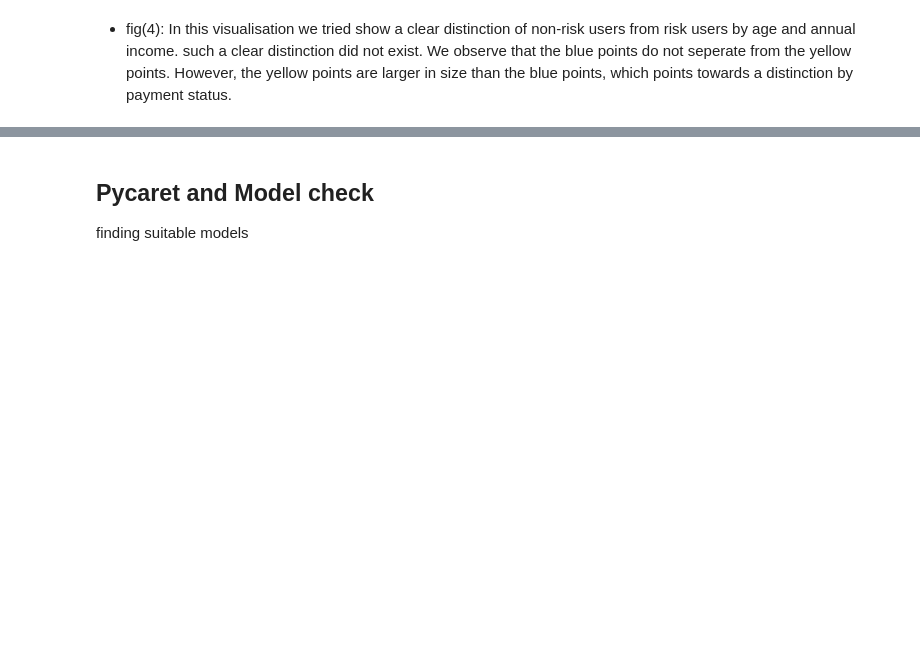
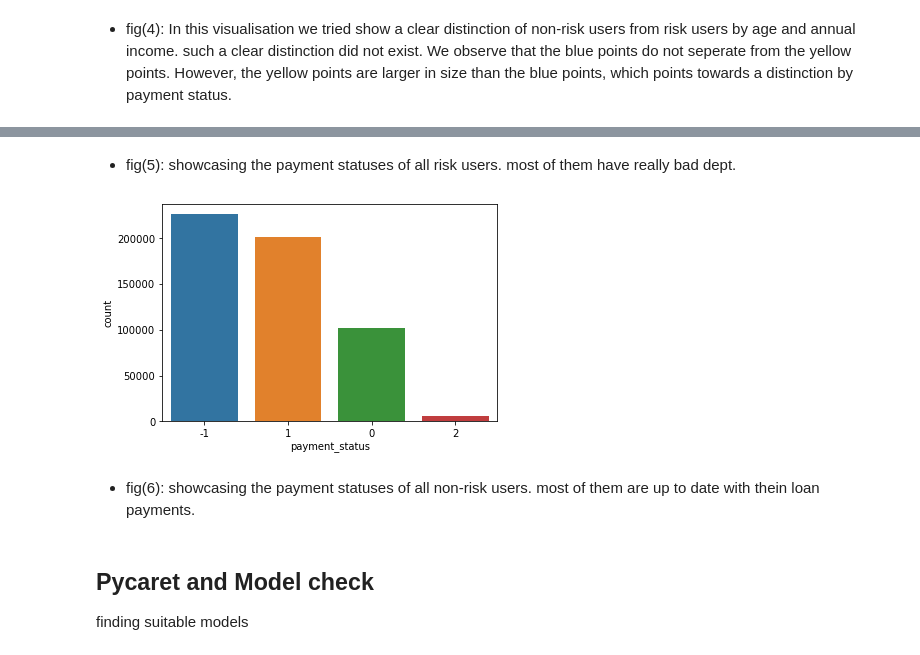
Before and after one commit to yassdenn/cca, a Jupyter notebook: MAIN.ipynb, the cells around one changed output, grey strips where cells are left out. Drawn from its saved outputs; the diff is of its cells as text; code cells hidden in the pictures; blank space fills up the shorter version.

```diff
--- a/MAIN.ipynb
+++ b/MAIN.ipynb
@@ -155,3 +159,11 @@ sizes=(400,40),alpha=0.01,height=10)
+# %% [markdown]
+- fig(5): showcasing the payment statuses of all risk users. most of them have really bad dept.
+# %%
+non_risk_payment_status= sns.countplot(x='payment_status', data= not_risk)
+# %% [output]
+[figure, added]
+# %% [markdown]
+- fig(6): showcasing the payment statuses of all non-risk users. most of them are up to date with thein loan payments.
 # %% [markdown]
 ## Pycaret and Model check
 finding suitable models
```
Also changed, not shown: parts of 1 cell of this notebook, 2 other files.
